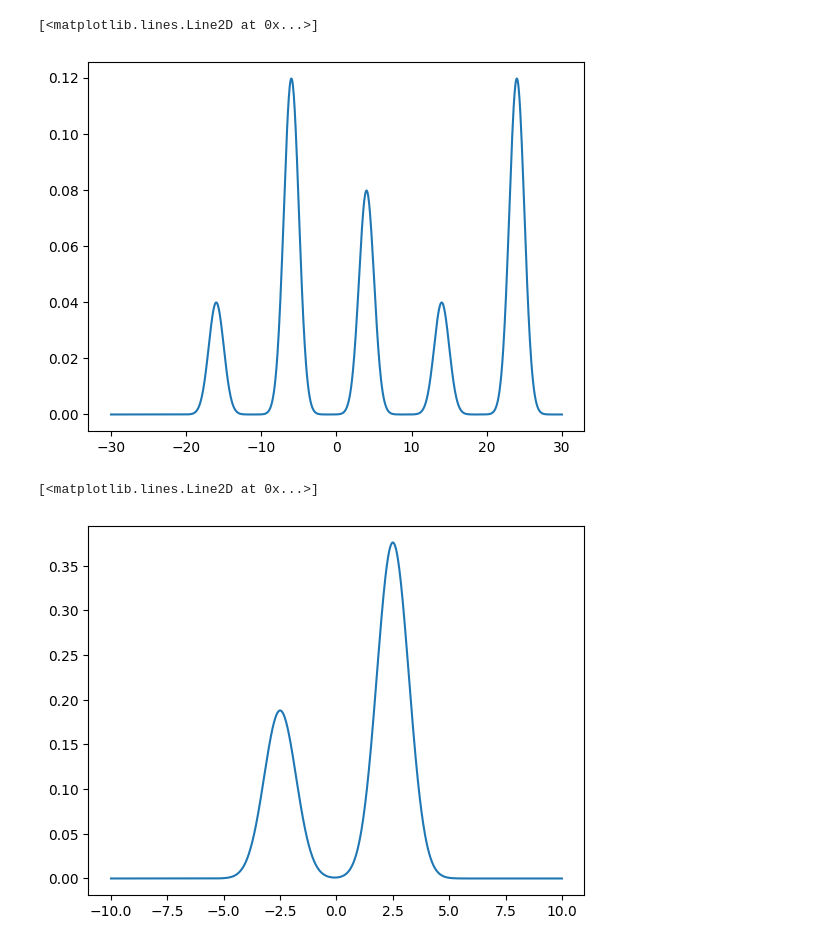
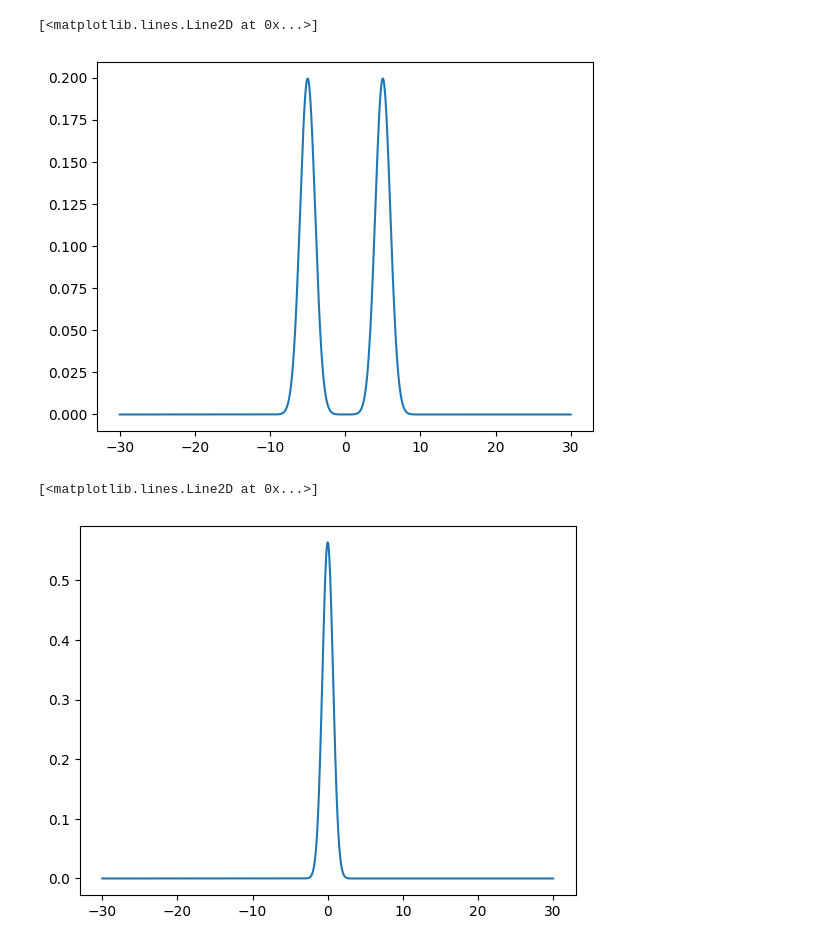
Before and after one commit to kaisamaroo/SBC-SBI, a Jupyter notebook: 1D_MOG_ABC.ipynb, the cells around one changed output. Saved outputs shown, nothing was run; the diff lists cells and outputs as text; code cells hidden in the pictures.

```diff
--- a/1D_MOG_ABC.ipynb
+++ b/1D_MOG_ABC.ipynb
@@ -23,18 +38,18 @@ def posterior(theta, x, weights, mean_shifts):
 # %%
 x = np.linspace(-30,30,1000)
-theta = 4
-weights = [0.1,0.3,0.2,0.1,0.3]
-mean_shifts = [-20,-10,0,10,20]
+theta = 0
+weights = [0.5,0.5]
+mean_shifts = [-5,5]
 plt.plot(x, likelihood(x, theta, weights, mean_shifts))
 # %% [output]
 [<matplotlib.lines.Line2D at 0x...>]
-[figure, old version]
+[figure, new version]
 # %%
-theta = np.linspace(-10,10,1000)
+theta = np.linspace(-30,30,1000)
 x = 5
-weights = [0.1,0.3,0.2,0.1,0.3]
-mean_shifts = [-20,-10,0,10,20]
+weights = [0.5,0.5]
+mean_shifts = [-5,5]
 plt.plot(theta, posterior(theta, x, weights, mean_shifts))
 # %% [output]
 [<matplotlib.lines.Line2D at 0x...>]
-[figure, old version]
+[figure, new version]
```
Also changed, not shown: parts of 6 cells of this notebook.
